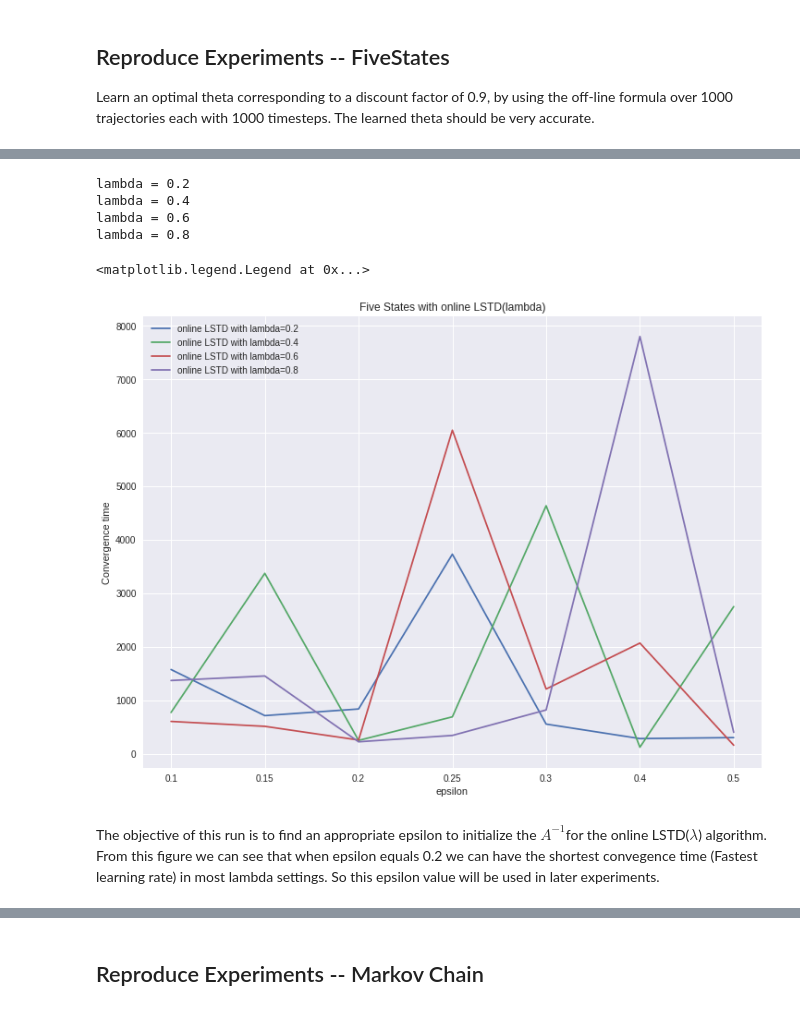
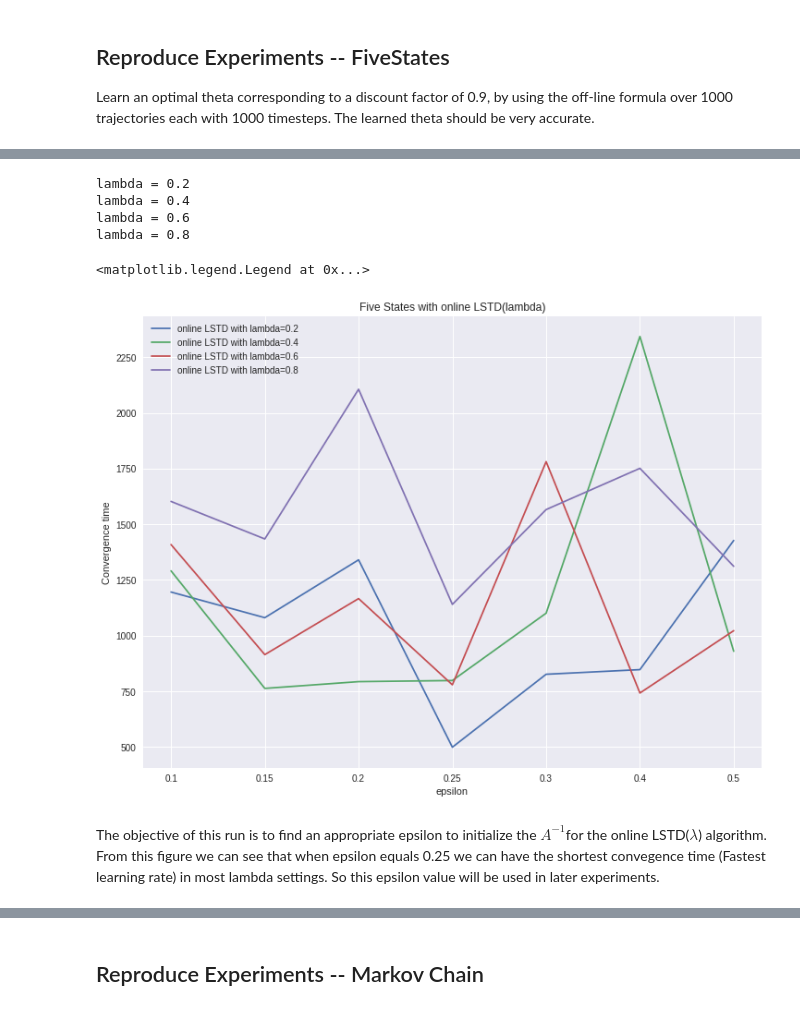
Before and after one commit to HarveyYan/COMP767, a Jupyter notebook: a4 function approximator/COMP767_Assignment4_LSTD(lambda).ipynb, the cells around one changed output, grey strips where cells are left out. Saved outputs shown, nothing was run; the diff lists cells and outputs as text; code cells hidden in the pictures.

```diff
--- a/a4 function approximator/COMP767_Assignment4_LSTD(lambda).ipynb
+++ b/a4 function approximator/COMP767_Assignment4_LSTD(lambda).ipynb
@@ -301,36 +305,39 @@ def LSTD_lambda_converge(env, true_theta, lambd=0.4, epsilon=0.1, discount = 0.9
             b += z * reward
             theta = np.dot(A, b)
             if np.linalg.norm(theta - true_theta, np.inf) < 1e-1:
               return run*timesteps+t+1
             z = discount*lambd * z + new_obs
             obs = new_obs
             if done is True:
                 break
 
 feature_dim = 5
 epsilon = [0.1, 0.15, 0.2, 0.25, 0.3, 0.4, 0.5]
 lambd_choice = [0.2, 0.4, 0.6, 0.8]
 plt.figure(figsize=(12,9))
 plt.title('Five States with online LSTD(lambda)')
 plt.xlabel('epsilon')
 plt.ylabel('Convergence time')
 for i, lambd in enumerate(lambd_choice):
   print('lambda =',lambd)
   times = []
   for e in epsilon:
-    time = LSTD_lambda_converge(FiveStates(), optimal_theta, epsilon=e, lambd=lambd)
+    time = 0
+    for _ in range(20):
+      time += LSTD_lambda_converge(FiveStates(), optimal_theta, epsilon=e, lambd=lambd)
+    time /= 20
     times.append(time)
   plt.plot(times, label='online LSTD with lambda={}'.format(lambd))
 plt.xticks(np.arange(len(epsilon)),epsilon)
 plt.legend()
 # %% [output]
 lambda = 0.2
 lambda = 0.4
 lambda = 0.6
 lambda = 0.8
 <matplotlib.legend.Legend at 0x...>
-[figure, old version]
+[figure, new version]
 # %% [markdown]
-The objective of this run is to find an appropriate epsilon to initialize the $\widehat{A^{-1}}$for the online LSTD($\lambda$) algorithm. From this figure we can see that when epsilon equals 0.2 we can have the shortest convegence time (Fastest learning rate) in most lambda settings. So this epsilon value will be used in later experiments.
+The objective of this run is to find an appropriate epsilon to initialize the $\widehat{A^{-1}}$for the online LSTD($\lambda$) algorithm. From this figure we can see that when epsilon equals 0.25 we can have the shortest convegence time (Fastest learning rate) in most lambda settings. So this epsilon value will be used in later experiments.
 # %%
 
```
Also changed, not shown: parts of 7 cells of this notebook, 2 other files.
